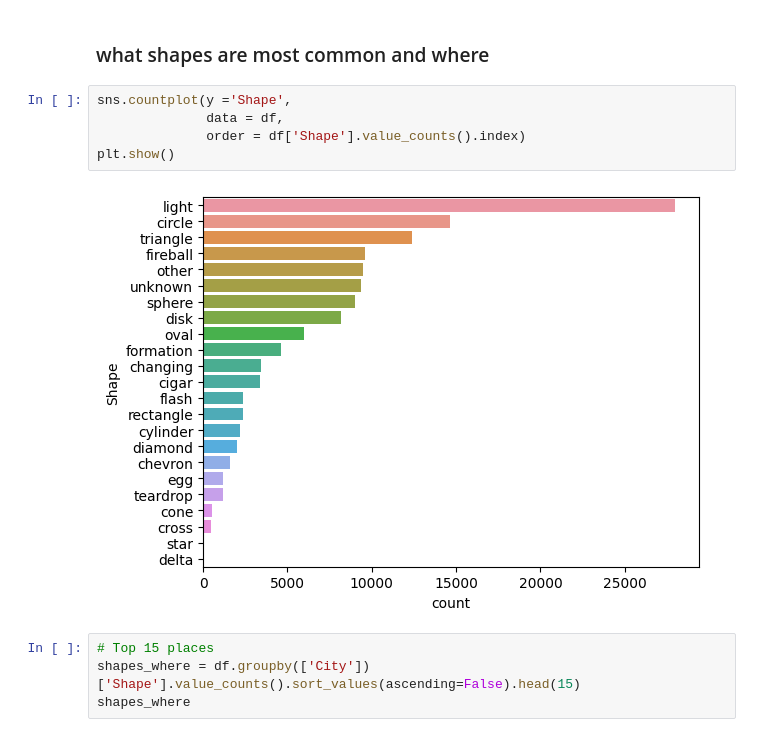
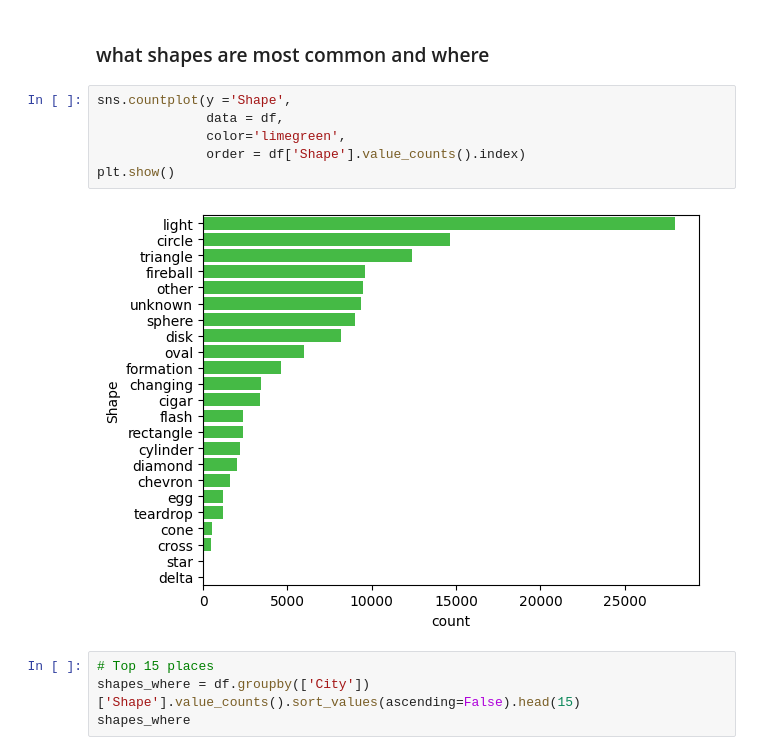
Before and after one commit to ortizfram/UFO-reports-analysis, a Jupyter notebook: UFO-reports.ipynb, the cells around one changed output. Drawn from its saved outputs; the diff is of its cells as text.

```diff
--- a/UFO-reports.ipynb
+++ b/UFO-reports.ipynb
@@ -183,10 +183,11 @@ Name: Duration, dtype: int64
 # %%
 sns.countplot(y ='Shape',
               data = df,
+              color='limegreen',
               order = df['Shape'].value_counts().index)
 plt.show()
 # %% [output]
-[figure, old version]
+[figure, new version]
 # %%
 # Top 15 places
 shapes_where = df.groupby(['City'])['Shape'].value_counts().sort_values(ascending=False).head(15)
```
Also changed, not shown: parts of 7 cells of this notebook.
